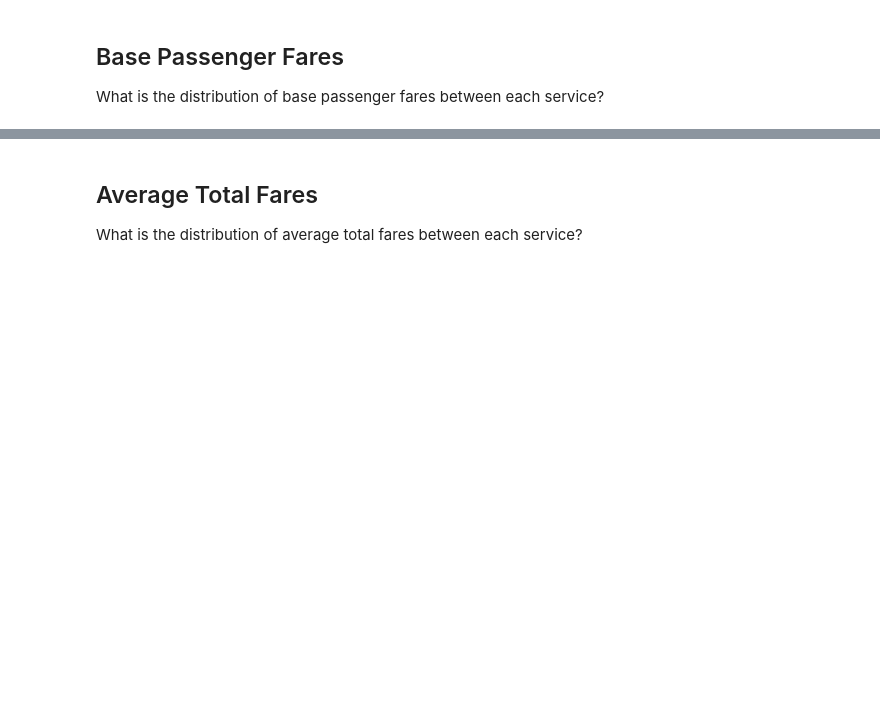
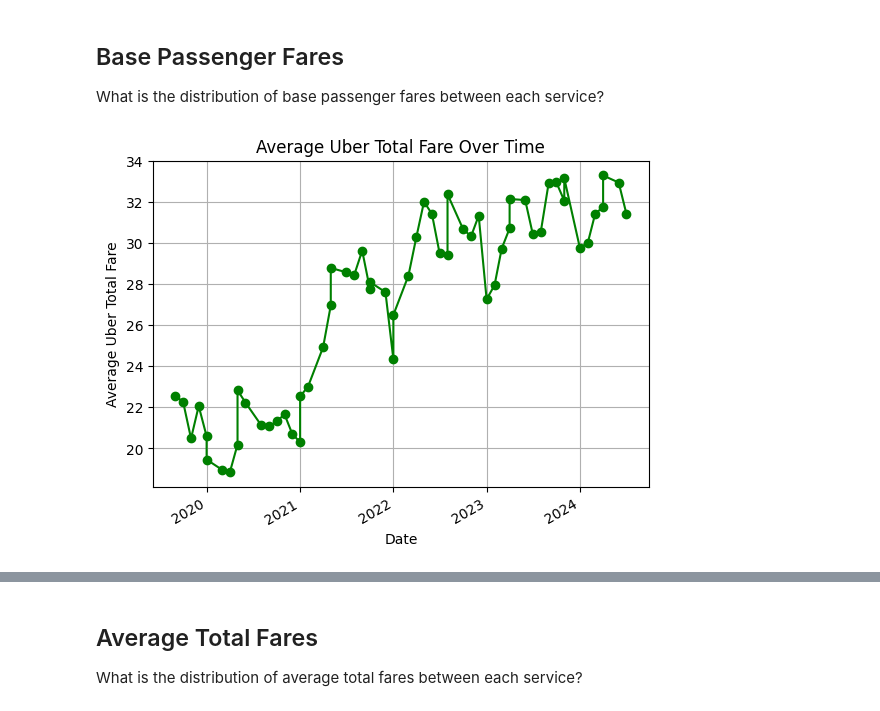
Before and after one commit to gckang/ds-nyc-ride-services-proj, a Jupyter notebook: scripts/data_analysis.ipynb, the cells around one changed output, grey strips where cells are left out. Saved outputs shown, nothing was run; the diff lists cells and outputs as text; code cells hidden in the pictures; blank space fills up the shorter version.

Commit message:
add timeseries graph

```diff
--- a/scripts/data_analysis.ipynb
+++ b/scripts/data_analysis.ipynb
@@ -23,6 +23,23 @@ df.head()
 # %% [markdown]
 ## Base Passenger Fares
 What is the distribution of base passenger fares between each service?
+# %%
+df['Date'] = pd.to_datetime(df[['Year', 'Month']].assign(DAY=1))  # Using the 1st day of the month
+
+# Set 'Date' as the index
+df.set_index('Date', inplace=True)
+
+# Plot as a time series
+df['Average Uber Total Fare'].plot(kind='line', color='green', marker='o')
+
+# Show the plot
+plt.xlabel('Date')
+plt.ylabel('Average Uber Total Fare')
+plt.title('Average Uber Total Fare Over Time')
+plt.grid(True)
+plt.show()
+# %% [output]
+[figure, added]
 # %%
 def fare_analysis(var, color):
     # Show statisitcs
```
Also changed, not shown: parts of 3 cells of this notebook.
